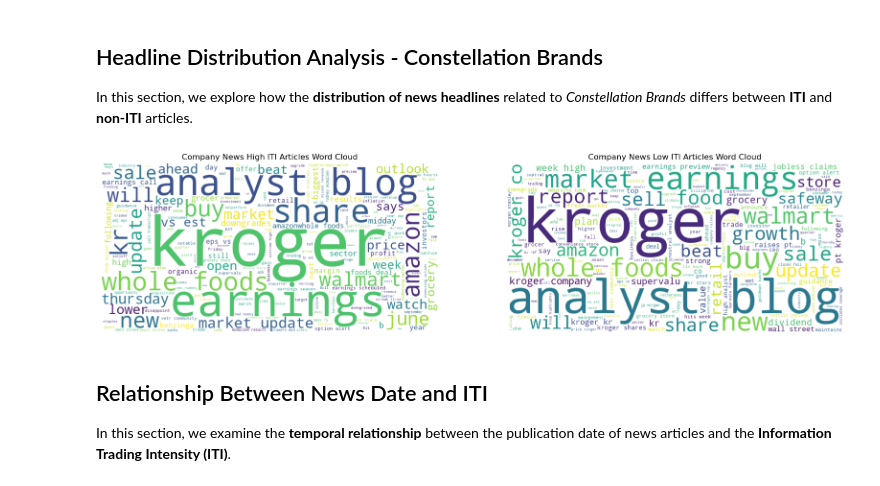
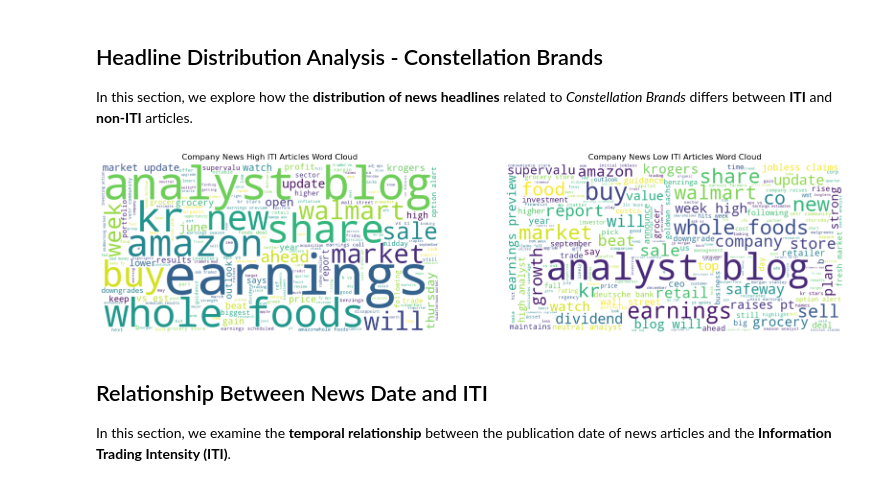
Before and after one commit to Wfiles/iti-8k-analysis, a Jupyter notebook: FNSPID.ipynb, the cells around one changed output. Drawn from its saved outputs; the diff is of its cells as text; code cells hidden in the pictures.

```diff
--- a/FNSPID.ipynb
+++ b/FNSPID.ipynb
@@ -125,7 +125,7 @@ import polars as pl
 permno_id   = 16678
 high_thr    = 0.8
 low_thr     = 0.1
-window_days = 7
+window_days = 10
 
 
 company = (
@@ -195,25 +195,25 @@ articles_in_non_iti_window = (
 iti_titles     = articles_in_iti_window.select("Article_title").drop_nulls()
 non_iti_titles = articles_in_non_iti_window.select("Article_title").drop_nulls()
 # %%
-text_iti = process_text(iti_titles, extra_stopwords={"constellation", "brands", "stock", "stocks", "inc", "stz", 'q'})
-text_not_iti = process_text(non_iti_titles, extra_stopwords={"constellation", "brands", "stock", "stocks", "inc", "stz", 'q'})
+text_iti = process_text(iti_titles, extra_stopwords={"kroger", "brands", "stock", "stocks", "inc", "stz", 'q'})
+text_not_iti = process_text(non_iti_titles, extra_stopwords={"kroger", "brands", "stock", "stocks", "inc", "stz", 'q'})
 
 
 wordcloud = WordCloud(width=800, height=400, background_color='white').generate(text_iti)
 
 fig, ax = plt.subplots(1, 2, figsize=(20, 10))
 ax[0].imshow(wordcloud, interpolation='bilinear')
 ax[0].axis('off')
 ax[0].set_title("Company News High ITI Articles Word Cloud")
 
 wordcloud = WordCloud(width=800, height=400, background_color='white').generate(text_not_iti)
 ax[1].imshow(wordcloud, interpolation='bilinear')
 ax[1].axis('off')
 ax[1].set_title("Company News Low ITI Articles Word Cloud")
 
 plt.show()
 # %% [output]
-[figure, old version]
+[figure, new version]
 # %% [markdown]
 ## Relationship Between News Date and ITI
 
```
Also changed, not shown: parts of 9 cells of this notebook.
